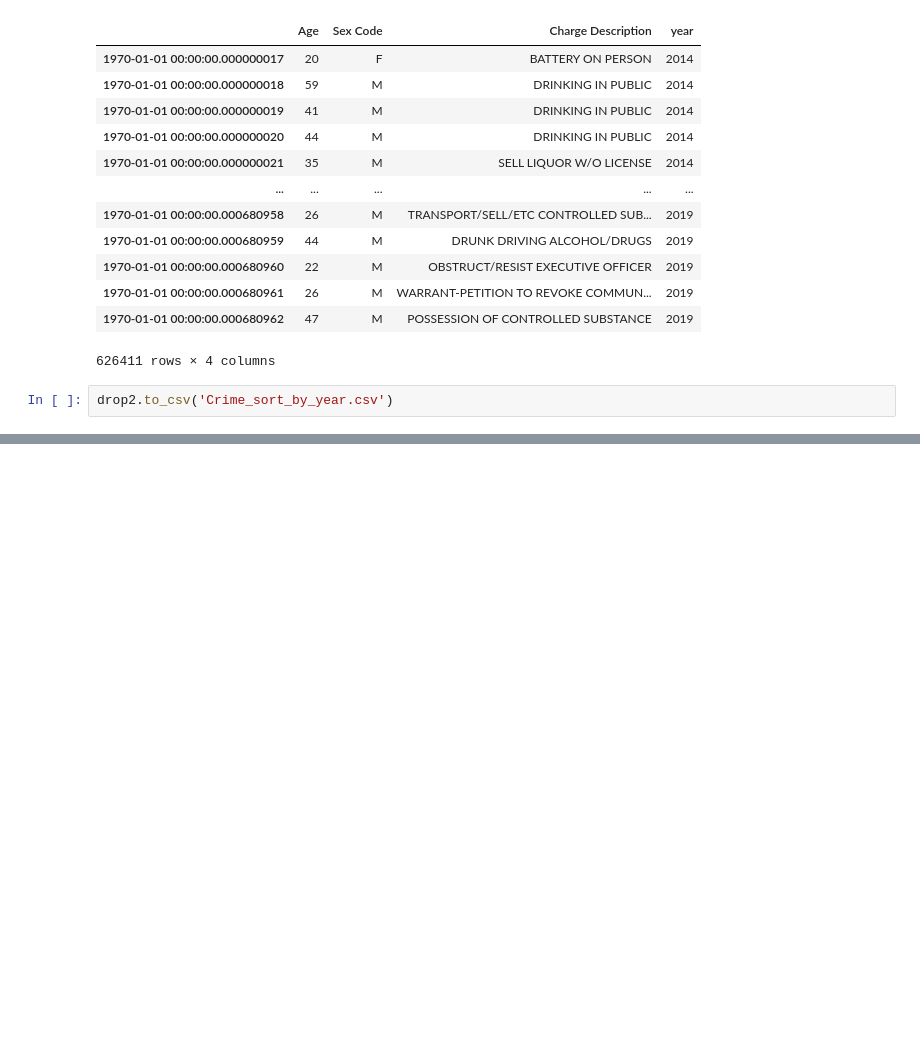
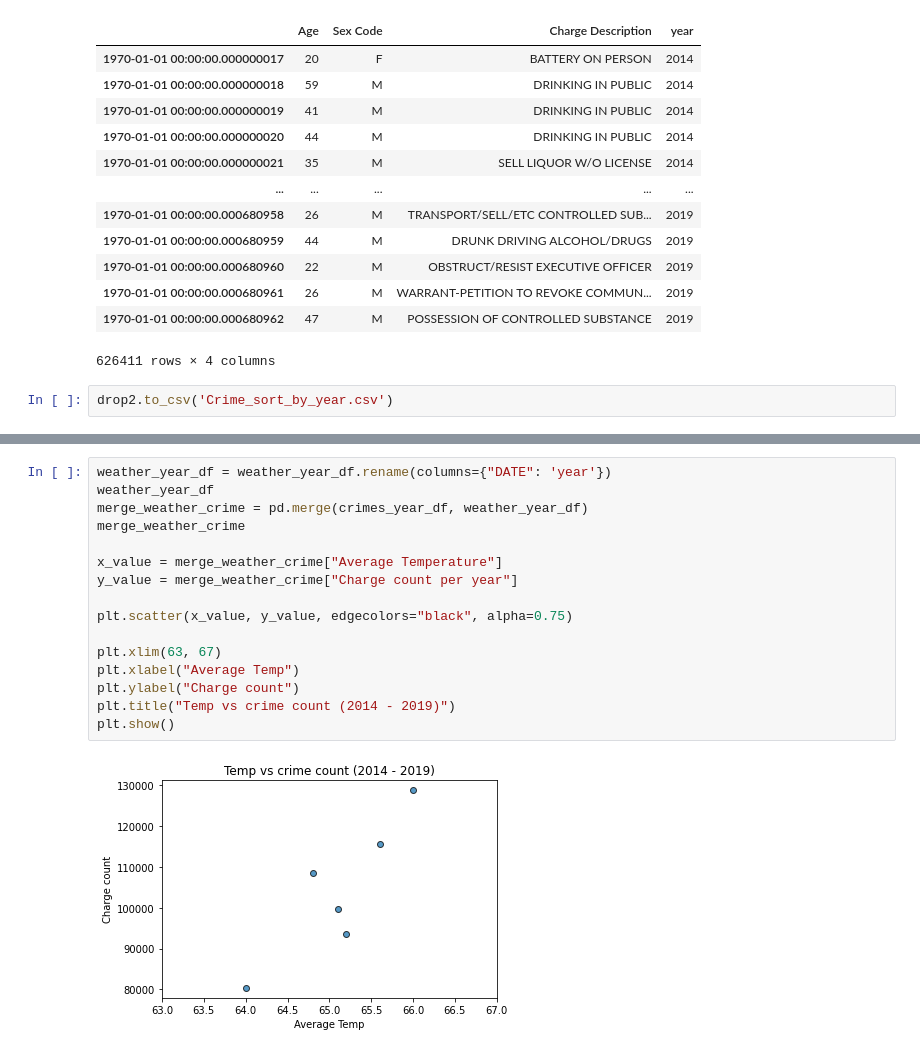
Before and after one commit to dvolz1130/project-one, a Jupyter notebook: Jacqueilne/clean_data .ipynb, the cells around one changed output, grey strips where cells are left out. Saved outputs shown, nothing was run; the diff lists cells and outputs as text; blank space fills up the shorter version.

```diff
--- a/Jacqueilne/clean_data .ipynb
+++ b/Jacqueilne/clean_data .ipynb
@@ -130,0 +189,18 @@ crimes_year_df.head()
+# %%
+weather_year_df = weather_year_df.rename(columns={"DATE": 'year'})
+weather_year_df
+merge_weather_crime = pd.merge(crimes_year_df, weather_year_df)
+merge_weather_crime
+
+x_value = merge_weather_crime["Average Temperature"]
+y_value = merge_weather_crime["Charge count per year"]
+
+plt.scatter(x_value, y_value, edgecolors="black", alpha=0.75)
+
+plt.xlim(63, 67)
+plt.xlabel("Average Temp")
+plt.ylabel("Charge count")
+plt.title("Temp vs crime count (2014 - 2019)")
+plt.show()
+# %% [output]
+[figure, added]
```
Also changed, not shown: parts of 11 cells of this notebook.
